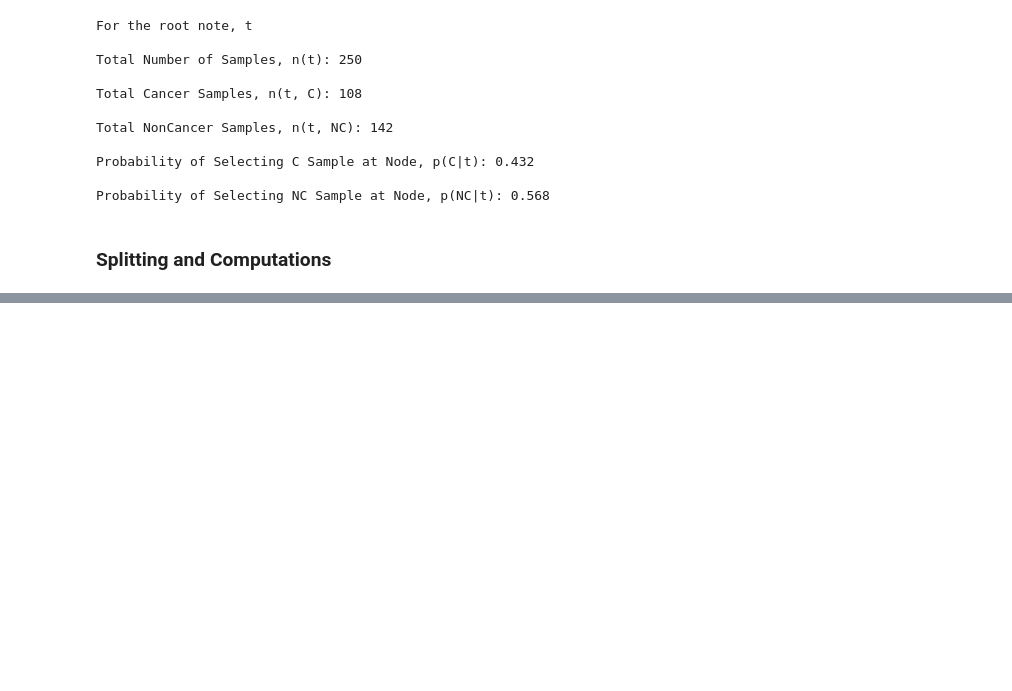
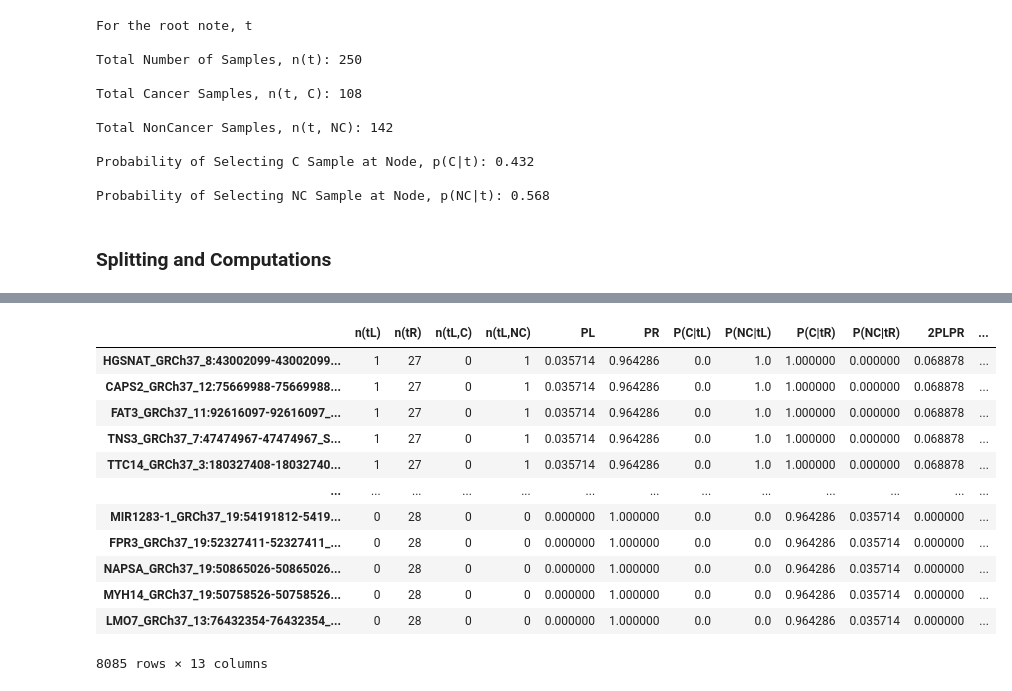
Before and after one commit to ericametta/CancerPredictionMode, a Jupyter notebook: FeatureEngineering-Phi.ipynb, the cells around one changed output, grey strips where cells are left out. Saved outputs shown, nothing was run; the diff lists cells and outputs as text; code cells hidden in the pictures; blank space fills up the shorter version.

```diff
--- a/FeatureEngineering-Phi.ipynb
+++ b/FeatureEngineering-Phi.ipynb
@@ -16,3 +13,12 @@ def Sample_sum(df):
+# %%
+def Sample_sum(classes):
+    # Assuming 'classes' is a numpy array containing the class labels
+    classes = classes.astype(str)
+    cancer_mask = np.char.startswith(classes, 'C')
+    cancer_total = cancer_mask.sum()
+    non_cancer_total = (~cancer_mask).sum()
+
+    return cancer_total, non_cancer_total
 # %%
 def Probability(df):
     sample_total = len(df)
@@ -86,2 +99,2 @@ def Split_and_Compute(df):
 # %%
-result_df = pd.DataFrame(Split_and_Compute(df))
+table_1 = Split_and_Compute(df)
@@ -106,0 +115,3 @@ feature_table.head(10)
+# %%
+root_node = table_1.index[0]
+root_node
@@ -106,0 +124,3 @@ feature_table.head(10)
+# %%
+left_child = df[df[root_node]==1]
+right_child = df[df[root_node]==0]
@@ -106,0 +148,17 @@ feature_table.head(10)
+# %%
+left_feature_table = Split_and_Compute(left_child)
+left_feature_table
+# %% [output]
+|  | n(tL) | n(tR) | n(tL,C) | n(tL,NC) | PL | PR | P(C|tL) | P(NC|tL) | P(C|tR) | P(NC|tR) | 2PLPR | ... |
+| HGSNAT_GRCh37_8:43002099-43002099... | 1 | 27 | 0 | 1 | 0.035714 | 0.964286 | 0.0 | 1.0 | 1.000000 | 0.000000 | 0.068878 | ... |
+| CAPS2_GRCh37_12:75669988-75669988... | 1 | 27 | 0 | 1 | 0.035714 | 0.964286 | 0.0 | 1.0 | 1.000000 | 0.000000 | 0.068878 | ... |
+| FAT3_GRCh37_11:92616097-92616097_... | 1 | 27 | 0 | 1 | 0.035714 | 0.964286 | 0.0 | 1.0 | 1.000000 | 0.000000 | 0.068878 | ... |
+| TNS3_GRCh37_7:47474967-47474967_S... | 1 | 27 | 0 | 1 | 0.035714 | 0.964286 | 0.0 | 1.0 | 1.000000 | 0.000000 | 0.068878 | ... |
+| TTC14_GRCh37_3:180327408-18032740... | 1 | 27 | 0 | 1 | 0.035714 | 0.964286 | 0.0 | 1.0 | 1.000000 | 0.000000 | 0.068878 | ... |
+| ... | ... | ... | ... | ... | ... | ... | ... | ... | ... | ... | ... | ... |
+| MIR1283-1_GRCh37_19:54191812-5419... | 0 | 28 | 0 | 0 | 0.000000 | 1.000000 | 0.0 | 0.0 | 0.964286 | 0.035714 | 0.000000 | ... |
+| FPR3_GRCh37_19:52327411-52327411_... | 0 | 28 | 0 | 0 | 0.000000 | 1.000000 | 0.0 | 0.0 | 0.964286 | 0.035714 | 0.000000 | ... |
+| NAPSA_GRCh37_19:50865026-50865026... | 0 | 28 | 0 | 0 | 0.000000 | 1.000000 | 0.0 | 0.0 | 0.964286 | 0.035714 | 0.000000 | ... |
+| MYH14_GRCh37_19:50758526-50758526... | 0 | 28 | 0 | 0 | 0.000000 | 1.000000 | 0.0 | 0.0 | 0.964286 | 0.035714 | 0.000000 | ... |
+| LMO7_GRCh37_13:76432354-76432354_... | 0 | 28 | 0 | 0 | 0.000000 | 1.000000 | 0.0 | 0.0 | 0.964286 | 0.035714 | 0.000000 | ... |
+8085 rows × 13 columns
```
Also changed, not shown: parts of 64 cells of this notebook.
